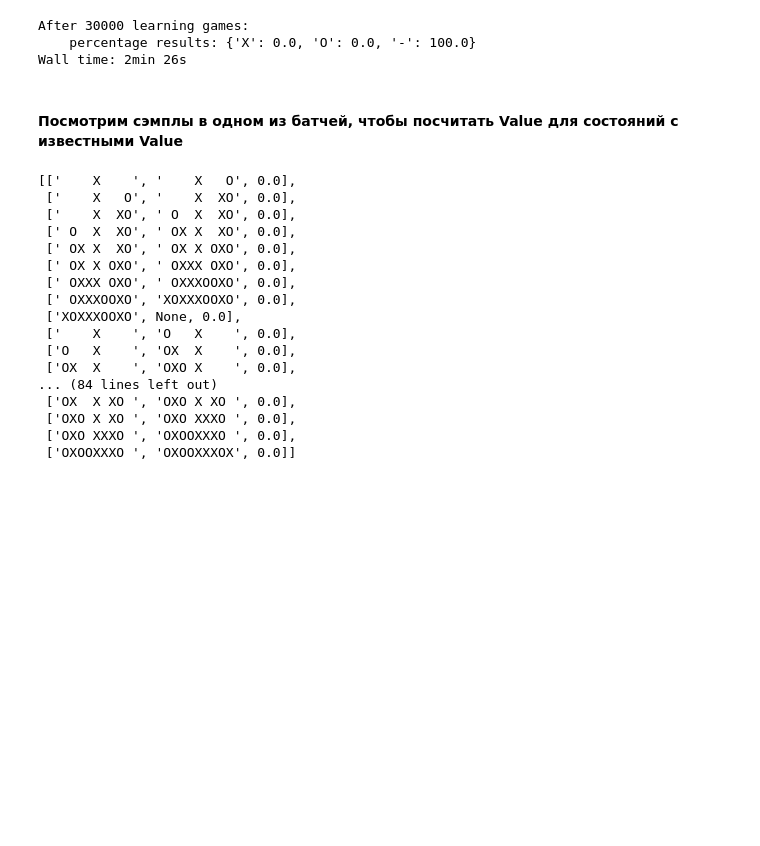
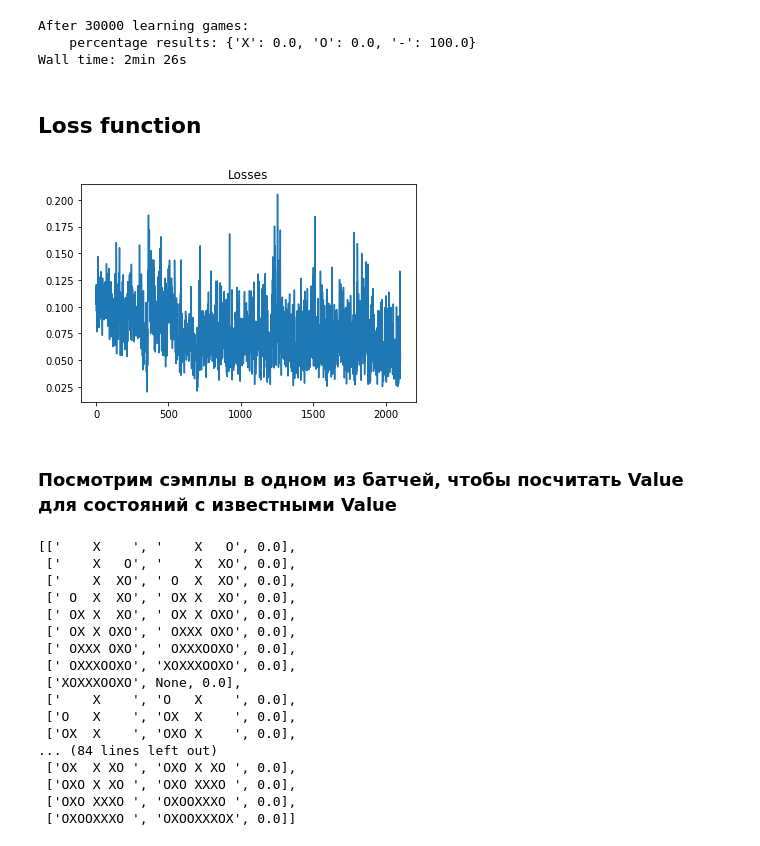
Before and after one commit to shereshevskiy/otus_deep_learning_dle-2020-04, a Jupyter notebook: 16_rl_practice_tic-tac-toe/hw16_tictactoe_V-func_v4_vdelta.ipynb, the cells around one changed output. Saved outputs shown, nothing was run; the diff lists cells and outputs as text; code cells hidden in the pictures; blank space fills up the shorter version.

```diff
--- a/16_rl_practice_tic-tac-toe/hw16_tictactoe_V-func_v4_vdelta.ipynb
+++ b/16_rl_practice_tic-tac-toe/hw16_tictactoe_V-func_v4_vdelta.ipynb
@@ -385,8 +385,15 @@ demo_game_stats(agent)
 After 30000 learning games:
     percentage results: {'X': 0.0, 'O': 0.0, '-': 100.0}
 Wall time: 2min 26s
+# %% [markdown]
+## Loss function
+# %%
+plt.plot(agent.losses)
+plt.title("Losses");
+# %% [output]
+[figure, added]
 # %% [markdown]
-#### Посмотрим сэмплы в одном из батчей, чтобы посчитать Value для состояний с известными Value
+### Посмотрим сэмплы в одном из батчей, чтобы посчитать Value для состояний с известными Value
 # %%
 agent.batches[2]
 # %% [output]
```
Also changed, not shown: parts of 19 cells of this notebook, 7 other files.
